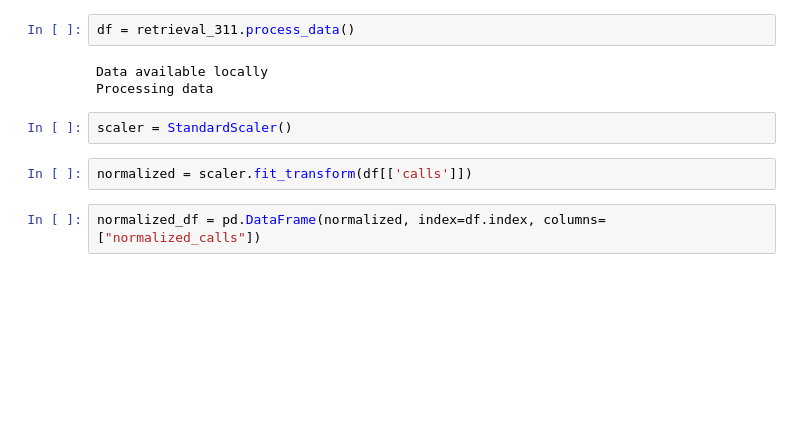
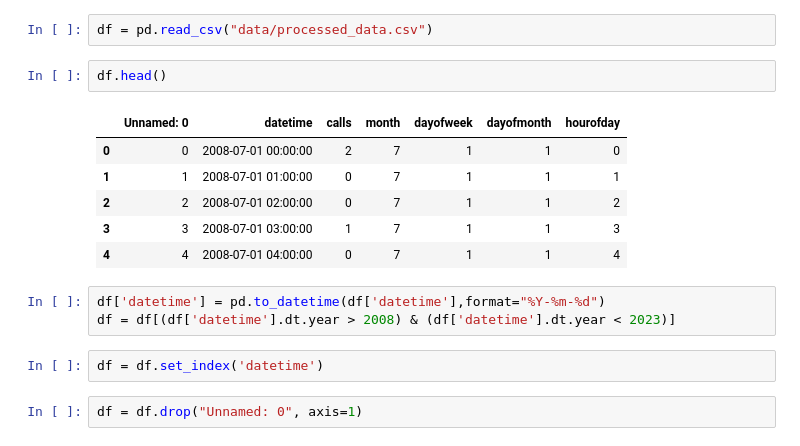
Before and after one commit to peter-amerkhanian/San-Francisco-Service-Analysis, a Jupyter notebook: peter_timeseries_sandbox.ipynb, the cells around one changed output. Saved outputs shown, nothing was run; the diff lists cells and outputs as text; blank space fills up the shorter version.

```diff
--- a/peter_timeseries_sandbox.ipynb
+++ b/peter_timeseries_sandbox.ipynb
@@ -14,11 +19,18 @@ from sklearn.preprocessing import StandardScaler
-# %%
-df = retrieval_311.process_data()
-# %% [output]
-Data available locally
-Processing data
-# %%
-scaler = StandardScaler()
-# %%
-normalized = scaler.fit_transform(df[['calls']])
-# %%
-normalized_df = pd.DataFrame(normalized, index=df.index, columns=["normalized_calls"])
+# %%
+df = pd.read_csv("data/processed_data.csv")
+# %%
+df.head()
+# %% [output]
+|  | Unnamed: 0 | datetime | calls | month | dayofweek | dayofmonth | hourofday |
+| 0 | 0 | 2008-07-01 00:00:00 | 2 | 7 | 1 | 1 | 0 |
+| 1 | 1 | 2008-07-01 01:00:00 | 0 | 7 | 1 | 1 | 1 |
+| 2 | 2 | 2008-07-01 02:00:00 | 0 | 7 | 1 | 1 | 2 |
+| 3 | 3 | 2008-07-01 03:00:00 | 1 | 7 | 1 | 1 | 3 |
+| 4 | 4 | 2008-07-01 04:00:00 | 0 | 7 | 1 | 1 | 4 |
+# %%
+df['datetime'] = pd.to_datetime(df['datetime'],format="%Y-%m-%d")
+df = df[(df['datetime'].dt.year > 2008) & (df['datetime'].dt.year < 2023)]
+# %%
+df = df.set_index('datetime')
+# %%
+df = df.drop("Unnamed: 0", axis=1)
```
Also changed, not shown: parts of 29 cells of this notebook, 3 other files.
